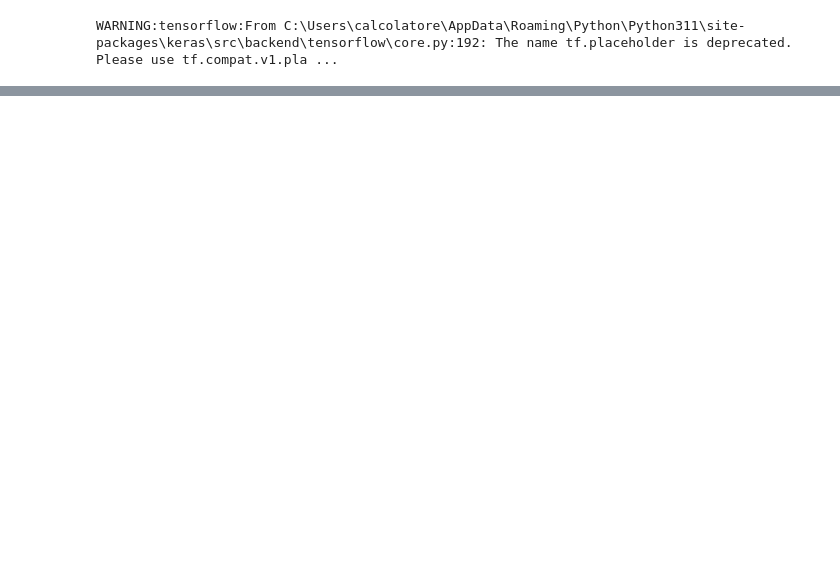
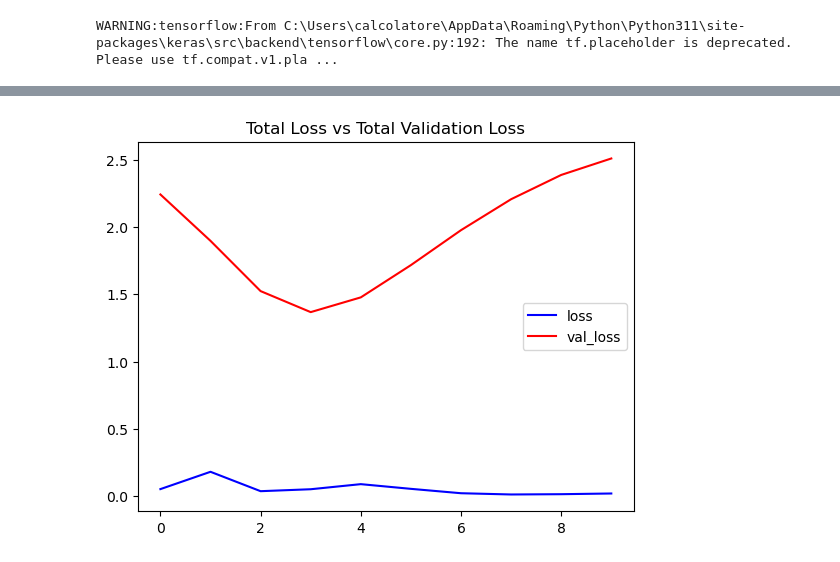
Before and after one commit to togetherthough/violence-detector, a Jupyter notebook: notebook.ipynb, the cells around one changed output, grey strips where cells are left out. Drawn from its saved outputs; the diff is of its cells as text; code cells hidden in the pictures; blank space fills up the shorter version.

Commit message:
get data layer functioning

```diff
--- a/notebook.ipynb
+++ b/notebook.ipynb
@@ -72,15 +72,10 @@ def prepare_dataset(folder_path):
 
     return np.array(x), keras.utils.to_categorical(y, num_classes=len(class_names))
 
-dataset_path = "D:\detect violence"
-
+dataset_path = "C:\\Users\\calcolatore\\Desktop\\violence-detector\\data\\videos\\Real Life Violence Dataset"
 x, y = prepare_dataset(dataset_path)
 
 X_train, X_test, Y_train, Y_test = train_test_split(x, y, test_size = 0.1, random_state = 123)
 
-X_train = X_train[:50]
-Y_train = Y_train[:50]
-X_test = X_test[:20]
-Y_test = Y_test[:20]
 #Y_train = keras.utils.to_categorical(Y_train, num_classes=2)
 #Y_test = keras.utils.to_categorical(Y_test, num_classes=2)
@@ -226,5 +224,5 @@ model.compile(loss = keras.losses.CategoricalCrossentropy(from_logits=True),
               metrics = ['accuracy'])
 
 history = model.fit(x =tf.convert_to_tensor(X_train, dtype=tf.float32), y = tf.convert_to_tensor(Y_train, dtype=tf.float32),
-                    epochs = 5, validation_split = 0.2)
+                    epochs = 10, validation_split = 0.2)
 # %% [output]
@@ -232,0 +249,32 @@ ValueError: Input 0 of layer "functional_16" is incompatible with the layer: exp
+# %%
+def plot_metric(model_training_history, metric_name_1, metric_name_2, plot_name):
+    '''
+    This function will plot the metrics passed to it in a graph.
+    Args:
+        model_training_history: A history object containing a record of training and validation
+                                loss values and metrics values at successive epochs
+        metric_name_1:          The name of the first metric that needs to be plotted in the graph.
+        metric_name_2:          The name of the second metric that needs to be plotted in the graph.
+        plot_name:              The title of the graph.
+    '''
+
+    # Get metric values using metric names as identifiers.
+    metric_value_1 = model_training_history.history[metric_name_1]
+    metric_value_2 = model_training_history.history[metric_name_2]
+
+    # Construct a range object which will be used as x-axis (horizontal plane) of the graph.
+    epochs = range(len(metric_value_1))
+
+    # Plot the Graph.
+    plt.plot(epochs, metric_value_1, 'blue', label = metric_name_1)
+    plt.plot(epochs, metric_value_2, 'red', label = metric_name_2)
+
+    # Add title to the plot.
+    plt.title(str(plot_name))
+
+    # Add legend to the plot.
+    plt.legend()
+# %%
+plot_metric(history, 'loss', 'val_loss', 'Total Loss vs Total Validation Loss')
+# %% [output]
+[figure, added]
```
Also changed, not shown: parts of 4 cells of this notebook, 4 other files.
